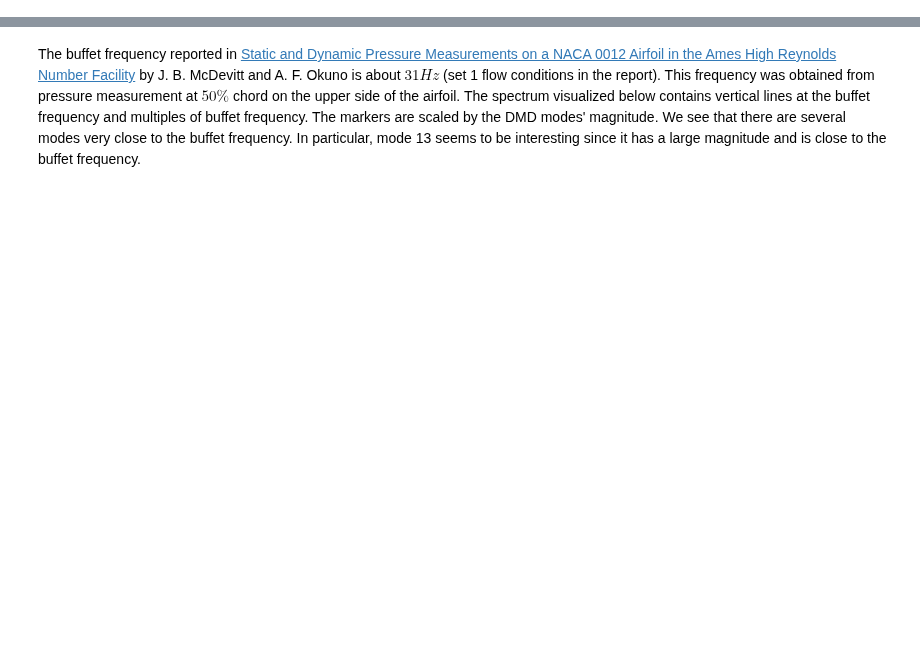
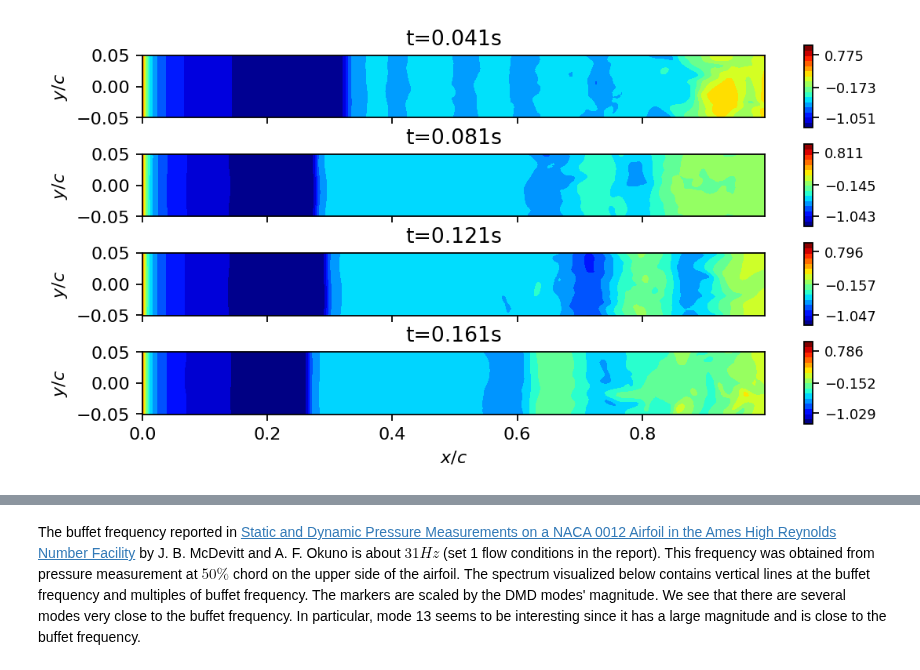
Before and after one commit to FlowModelingControl/flowtorch, a Jupyter notebook: docs/source/notebooks/dmd_naca0012_surface.ipynb, the cells around one changed output, grey strips where cells are left out. Cells and saved outputs as stored; diff of their text form; code cells hidden in the pictures; blank space fills up the shorter version.

```diff
--- a/docs/source/notebooks/dmd_naca0012_surface.ipynb
+++ b/docs/source/notebooks/dmd_naca0012_surface.ipynb
@@ -200,0 +30,5 @@ plt.show()
+# %%
+path = DATASETS["csv_naca0012_alpha4_surface"]
+loader = CSVDataloader.from_foam_surface(path, "total(p)_coeff_airfoil.raw", "cp")
+times = loader.write_times
+print(f"Found {len(times)} snapshots ranging from {times[0]}s to {times[-1]}s.")
@@ -200,0 +39,6 @@ plt.show()
+# %%
+vertices = loader.vertices
+vertices /= (vertices[:, 0].max() - vertices[:, 0].min())
+mask = mask_box(vertices, lower=[-1.0, 0.0, -1.0], upper=[0.9999, 1.0, 1.0])
+points_upper = mask.sum().item()
+print(f"Select {points_upper} out of {mask.shape[0]} vertices.")
@@ -200,0 +47,5 @@ plt.show()
+# %%
+data_matrix = pt.zeros((points_upper, len(times)), dtype=pt.float32)
+for i, time in enumerate(times):
+    snapshot = loader.load_snapshot("cp", time)
+    data_matrix[:, i] = pt.masked_select(snapshot, mask)
@@ -200,0 +59,23 @@ plt.show()
+# %%
+def add_surface_plot_to_axis(ax, vertices, field):
+    f_min, f_max = field.min(), field.max()
+    tri = ax.tricontourf(vertices[:, 0], vertices[:, 1], field, levels=15, cmap="jet", vmin=f_min, vmax=f_max)
+    ax.set_aspect("equal", 'box')
+    cbar = plt.colorbar(tri, ax=ax, ticks=[0.8*f_min, 0.5*(f_max+f_min), 0.8*f_max], aspect=10)
+    cbar.ax.tick_params(labelsize=8)
+# %%
+vertices_upper = pt.zeros((points_upper, 2), dtype=pt.float32)
+vertices_upper[:, 0] = pt.masked_select(vertices[:, 0], mask)
+vertices_upper[:, 1] = pt.masked_select(vertices[:, 2], mask)
+
+fig, axarr = plt.subplots(4, 1, figsize=(8, 4), sharex=True)
+
+for ax, i in zip(axarr, [40, 80, 120, 160]):
+    add_surface_plot_to_axis(ax, vertices_upper, data_matrix[:, i])
+    ax.set_ylabel(r"$y/c$")
+    ax.set_title(f"t={times[i]}s")
+
+axarr[-1].set_xlabel(r"$x/c$")
+plt.show()
+# %% [output]
+[figure, added]
```
Also changed, not shown: parts of 44 cells of this notebook, 1 other file.
